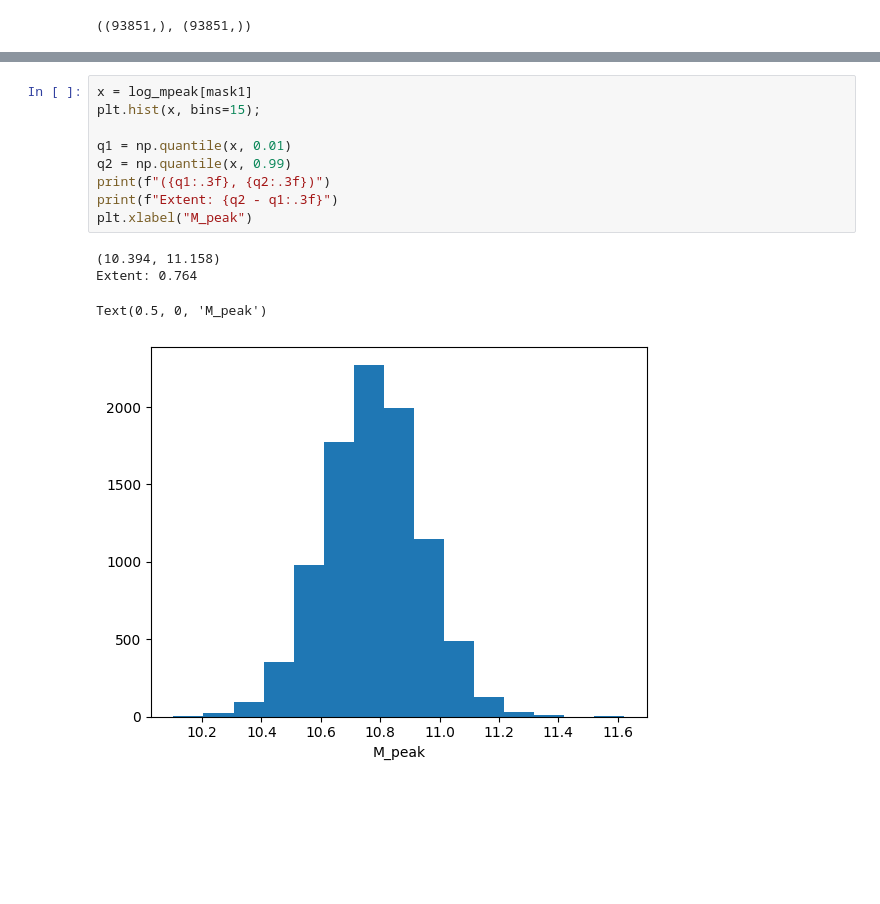
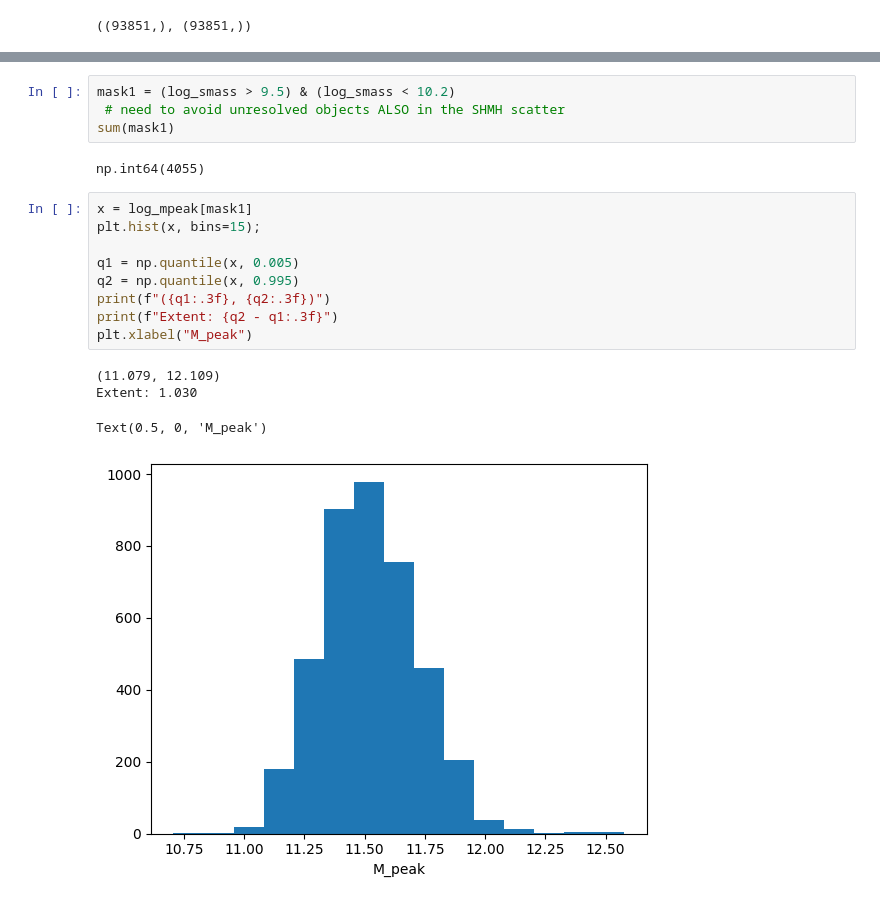
Before and after one commit to ismael-mendoza/multicam-tng-mah, a Jupyter notebook: notebooks/current/2025-11-10 Mass bin MultiCAM Trying Mpeak.ipynb, the cells around one changed output, grey strips where cells are left out. Cells and saved outputs as stored; diff of their text form; blank space fills up the shorter version.

```diff
--- a/notebooks/current/2025-11-10 Mass bin MultiCAM Trying Mpeak.ipynb
+++ b/notebooks/current/2025-11-10 Mass bin MultiCAM Trying Mpeak.ipynb
@@ -54,17 +52,23 @@ plt.xscale('log')
 # more reasonable???
 # %% [output]
 [figure]
+# %%
+mask1 = (log_smass > 9.5) & (log_smass < 10.2)
+ # need to avoid unresolved objects ALSO in the SHMH scatter
+sum(mask1)
+# %% [output]
+np.int64(4055)
 # %%
 x = log_mpeak[mask1]
 plt.hist(x, bins=15);
 
-q1 = np.quantile(x, 0.01)
-q2 = np.quantile(x, 0.99)
+q1 = np.quantile(x, 0.005)
+q2 = np.quantile(x, 0.995)
 print(f"({q1:.3f}, {q2:.3f})")
 print(f"Extent: {q2 - q1:.3f}")
 plt.xlabel("M_peak")
 # %% [output]
-(10.394, 11.158)
-Extent: 0.764
+(11.079, 12.109)
+Extent: 1.030
 Text(0.5, 0, 'M_peak')
-[figure, old version]
+[figure, new version]
```
Also changed, not shown: parts of 9 cells of this notebook.
